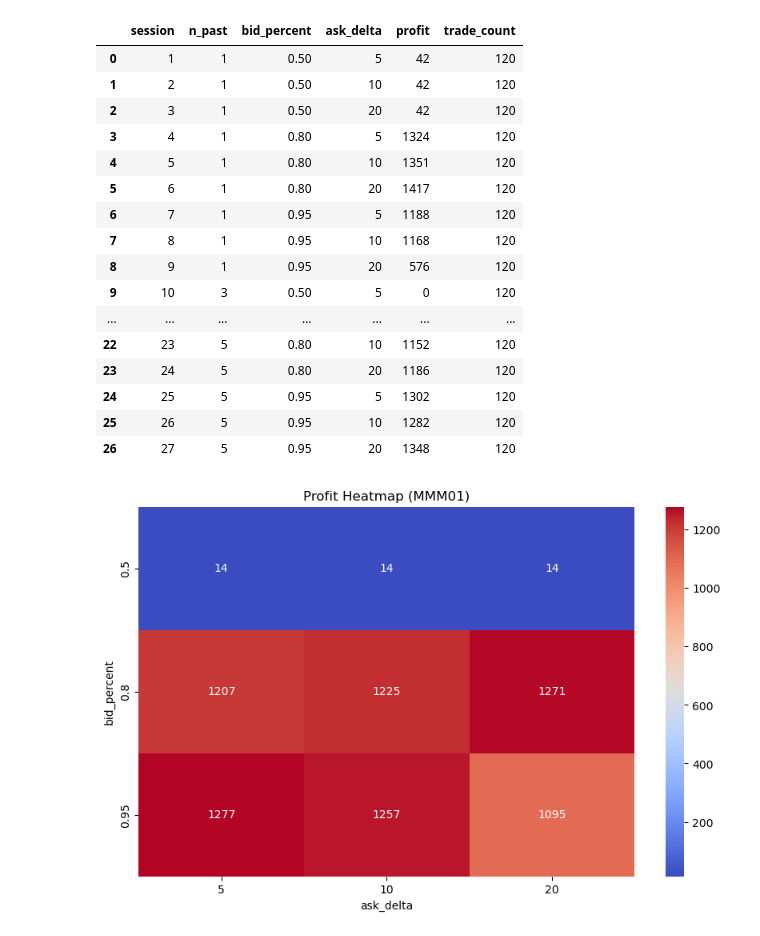
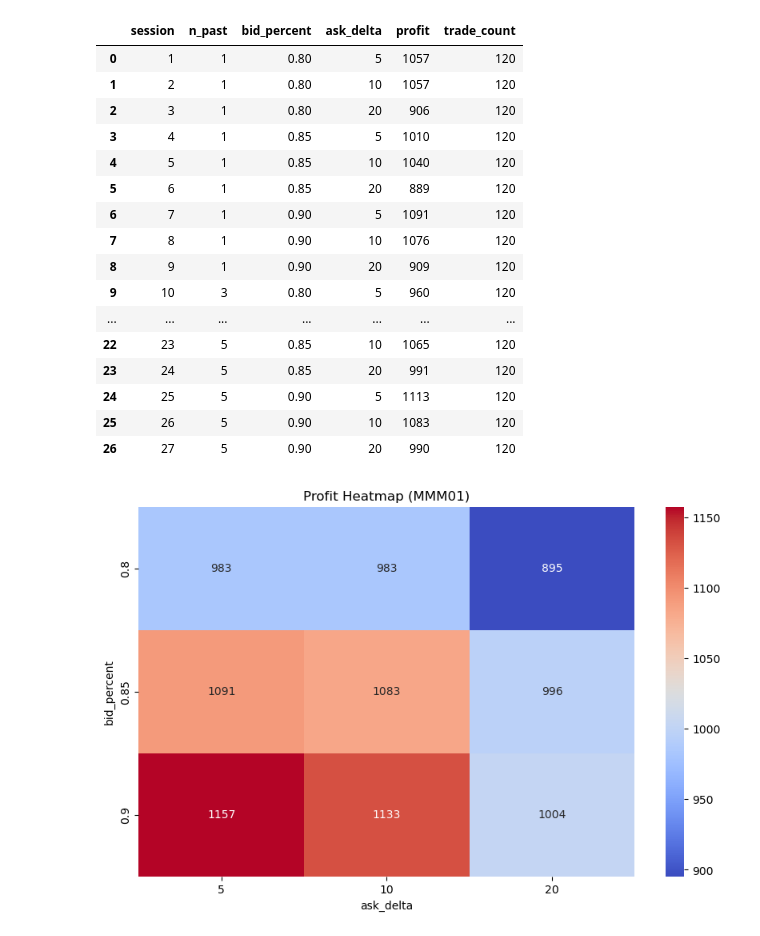
Before and after one commit to LiJiayuan1223/JIAYAO_LI_INFT, a Jupyter notebook: JIAYAO LI Coursework/Qu3.ipynb, the cells around one changed output. Cells and saved outputs as stored; diff of their text form; code cells hidden in the pictures.

```diff
--- a/JIAYAO LI Coursework/Qu3.ipynb
+++ b/JIAYAO LI Coursework/Qu3.ipynb
@@ -64,50 +64,50 @@ def run_one_session(n_past, bid_percent, ask_delta):
 
 def run_experiment():
 
     n_past_list = [1, 3, 5]
-    bid_percent_list = [0.5, 0.8, 0.95]
+    bid_percent_list = [0.8, 0.85, 0.9]
     ask_delta_list = [5, 10, 20]
 
     results = []
     session = 1
 
     for n_p in n_past_list:
         for bp in bid_percent_list:
             for ad in ask_delta_list:
 
                 profit, tc = run_one_session(n_p, bp, ad)
 
                 results.append([
                     session, n_p, bp, ad, profit, tc
                 ])
                 session += 1
 
     df = pd.DataFrame(results, columns=[
         "session", "n_past", "bid_percent", "ask_delta", "profit", "trade_count"
     ])
     return df
 
 
 df = run_experiment()
 df
 # %% [output]
 |  | session | n_past | bid_percent | ask_delta | profit | trade_count |
-| 0 | 1 | 1 | 0.50 | 5 | 42 | 120 |
-| 1 | 2 | 1 | 0.50 | 10 | 42 | 120 |
-| 2 | 3 | 1 | 0.50 | 20 | 42 | 120 |
-| 3 | 4 | 1 | 0.80 | 5 | 1324 | 120 |
-| 4 | 5 | 1 | 0.80 | 10 | 1351 | 120 |
-| 5 | 6 | 1 | 0.80 | 20 | 1417 | 120 |
-| 6 | 7 | 1 | 0.95 | 5 | 1188 | 120 |
-| 7 | 8 | 1 | 0.95 | 10 | 1168 | 120 |
-| 8 | 9 | 1 | 0.95 | 20 | 576 | 120 |
-| 9 | 10 | 3 | 0.50 | 5 | 0 | 120 |
+| 0 | 1 | 1 | 0.80 | 5 | 1057 | 120 |
+| 1 | 2 | 1 | 0.80 | 10 | 1057 | 120 |
+| 2 | 3 | 1 | 0.80 | 20 | 906 | 120 |
+| 3 | 4 | 1 | 0.85 | 5 | 1010 | 120 |
+| 4 | 5 | 1 | 0.85 | 10 | 1040 | 120 |
+| 5 | 6 | 1 | 0.85 | 20 | 889 | 120 |
+| 6 | 7 | 1 | 0.90 | 5 | 1091 | 120 |
+| 7 | 8 | 1 | 0.90 | 10 | 1076 | 120 |
+| 8 | 9 | 1 | 0.90 | 20 | 909 | 120 |
+| 9 | 10 | 3 | 0.80 | 5 | 960 | 120 |
 | ... | ... | ... | ... | ... | ... | ... |
-| 22 | 23 | 5 | 0.80 | 10 | 1152 | 120 |
-| 23 | 24 | 5 | 0.80 | 20 | 1186 | 120 |
-| 24 | 25 | 5 | 0.95 | 5 | 1302 | 120 |
-| 25 | 26 | 5 | 0.95 | 10 | 1282 | 120 |
-| 26 | 27 | 5 | 0.95 | 20 | 1348 | 120 |
+| 22 | 23 | 5 | 0.85 | 10 | 1065 | 120 |
+| 23 | 24 | 5 | 0.85 | 20 | 991 | 120 |
+| 24 | 25 | 5 | 0.90 | 5 | 1113 | 120 |
+| 25 | 26 | 5 | 0.90 | 10 | 1083 | 120 |
+| 26 | 27 | 5 | 0.90 | 20 | 990 | 120 |
 # %%
 import seaborn as sns
 import matplotlib.pyplot as plt
@@ -122,7 +122,7 @@ sns.heatmap(pivot_df, annot=True, cmap="coolwarm", fmt=".0f")
 plt.title("Profit Heatmap (MMM01)")
 plt.show()
 # %% [output]
-[figure, old version]
+[figure, new version]
 # %%
 plt.figure(figsize=(10,6))
 
```
Also changed, not shown: parts of 2 cells of this notebook, 44 other files.
